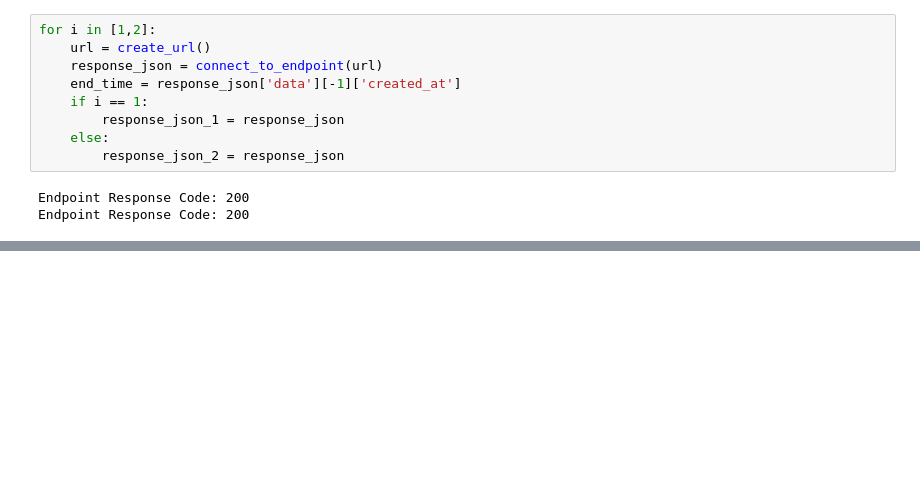
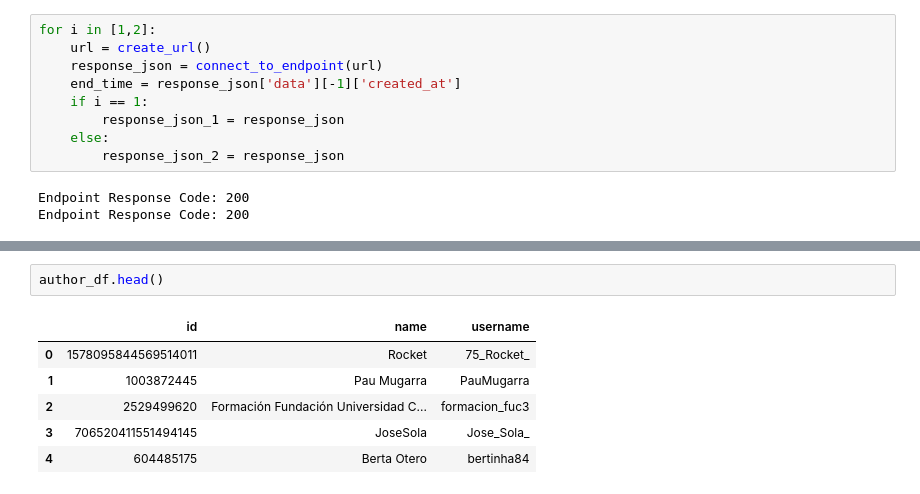
Before and after one commit to laurabarredaagusti/takehome, a Jupyter notebook: notebooks/extract_data.ipynb, the cells around one changed output, grey strips where cells are left out. Cells and saved outputs as stored; diff of their text form; blank space fills up the shorter version.

```diff
--- a/notebooks/extract_data.ipynb
+++ b/notebooks/extract_data.ipynb
@@ -88,0 +165,9 @@ Endpoint Response Code: 200
+# %%
+author_df.head()
+# %% [output]
+|  | id | name | username |
+| 0 | 1578095844569514011 | Rocket | 75_Rocket_ |
+| 1 | 1003872445 | Pau Mugarra | PauMugarra |
+| 2 | 2529499620 | Formación Fundación Universidad C... | formacion_fuc3 |
+| 3 | 706520411551494145 | JoseSola | Jose_Sola_ |
+| 4 | 604485175 | Berta Otero | bertinha84 |
```
Also changed, not shown: parts of 17 cells of this notebook, 1 other file.
